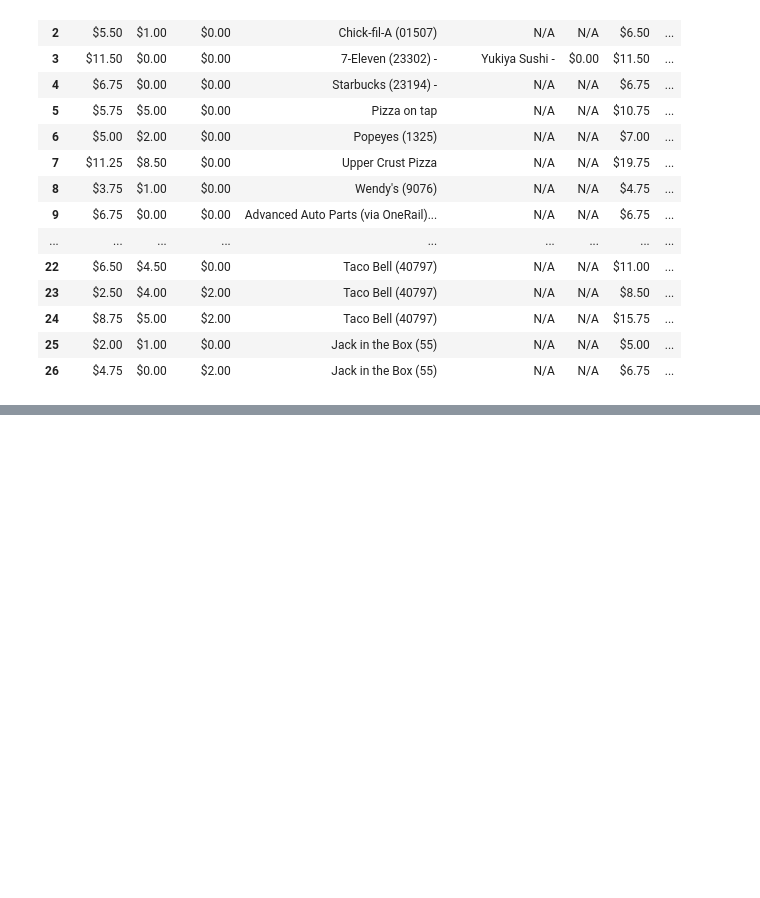
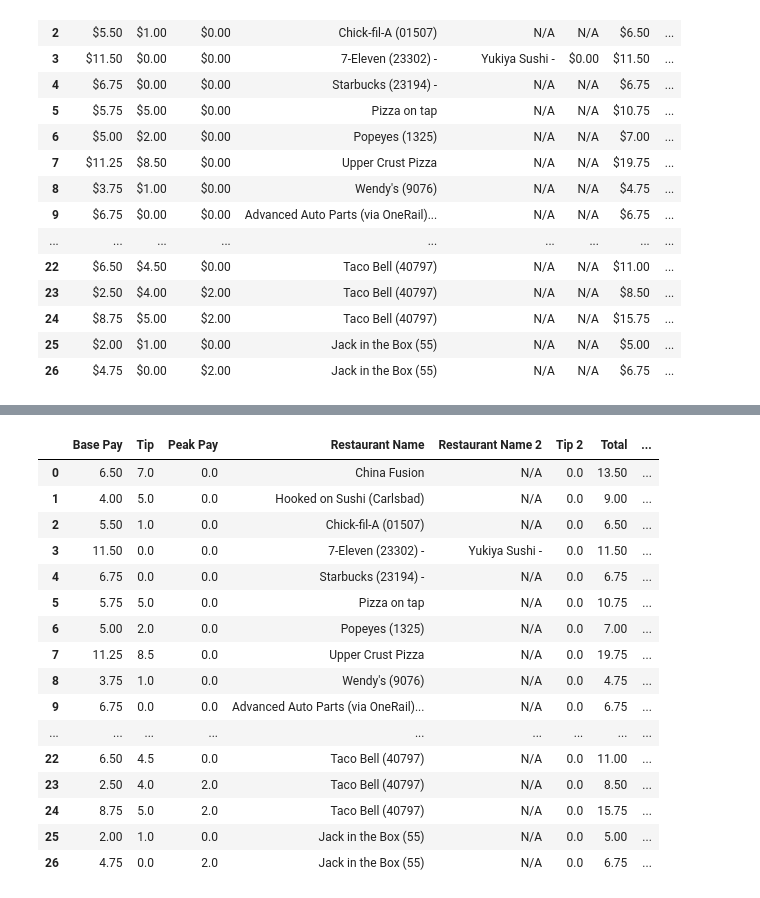
Before and after one commit to Crawford92/DeliveryData, a Jupyter notebook: InputHandling.ipynb, the cells around one changed output, grey strips where cells are left out. Cells and saved outputs as stored; diff of their text form; code cells hidden in the pictures; blank space fills up the shorter version.

```diff
--- a/InputHandling.ipynb
+++ b/InputHandling.ipynb
@@ -487,0 +610,4 @@ totalDF
+# %%
+testOutputDF = testOutputDF.astype({"Base Pay": 'float', "Tip": 'float', "Peak Pay": 'float',
+                                    "Tip 2": 'float', "Total": 'float', "Dollars" : 'float'})
+testOutputDF.dtypes
@@ -487,0 +630,27 @@ totalDF
+# %%
+#testOutputDF
+#So Restaurant Name looks a lot like raw data and RestNames looks a lot like restaurant names so
+#We can have two dfs, one to update rawnames, and the other to update Deliveries
+
+#Lets drop file names at this point
+
+#testOutputDF = testOutputDF.drop(["Completed File Name", "Offer File Name"], axis=1)
+testOutputDF
+# %% [output]
+|  | Base Pay | Tip | Peak Pay | Restaurant Name | Restaurant Name 2 | Tip 2 | Total | ... |
+| 0 | 6.50 | 7.0 | 0.0 | China Fusion | N/A | 0.0 | 13.50 | ... |
+| 1 | 4.00 | 5.0 | 0.0 | Hooked on Sushi (Carlsbad) | N/A | 0.0 | 9.00 | ... |
+| 2 | 5.50 | 1.0 | 0.0 | Chick-fil-A (01507) | N/A | 0.0 | 6.50 | ... |
+| 3 | 11.50 | 0.0 | 0.0 | 7-Eleven (23302) - | Yukiya Sushi - | 0.0 | 11.50 | ... |
+| 4 | 6.75 | 0.0 | 0.0 | Starbucks (23194) - | N/A | 0.0 | 6.75 | ... |
+| 5 | 5.75 | 5.0 | 0.0 | Pizza on tap | N/A | 0.0 | 10.75 | ... |
+| 6 | 5.00 | 2.0 | 0.0 | Popeyes (1325) | N/A | 0.0 | 7.00 | ... |
+| 7 | 11.25 | 8.5 | 0.0 | Upper Crust Pizza | N/A | 0.0 | 19.75 | ... |
+| 8 | 3.75 | 1.0 | 0.0 | Wendy's (9076) | N/A | 0.0 | 4.75 | ... |
+| 9 | 6.75 | 0.0 | 0.0 | Advanced Auto Parts (via OneRail)... | N/A | 0.0 | 6.75 | ... |
+| ... | ... | ... | ... | ... | ... | ... | ... | ... |
+| 22 | 6.50 | 4.5 | 0.0 | Taco Bell (40797) | N/A | 0.0 | 11.00 | ... |
+| 23 | 2.50 | 4.0 | 2.0 | Taco Bell (40797) | N/A | 0.0 | 8.50 | ... |
+| 24 | 8.75 | 5.0 | 2.0 | Taco Bell (40797) | N/A | 0.0 | 15.75 | ... |
+| 25 | 2.00 | 1.0 | 0.0 | Jack in the Box (55) | N/A | 0.0 | 5.00 | ... |
+| 26 | 4.75 | 0.0 | 2.0 | Jack in the Box (55) | N/A | 0.0 | 6.75 | ... |
```
Also changed, not shown: parts of 16 cells of this notebook.
